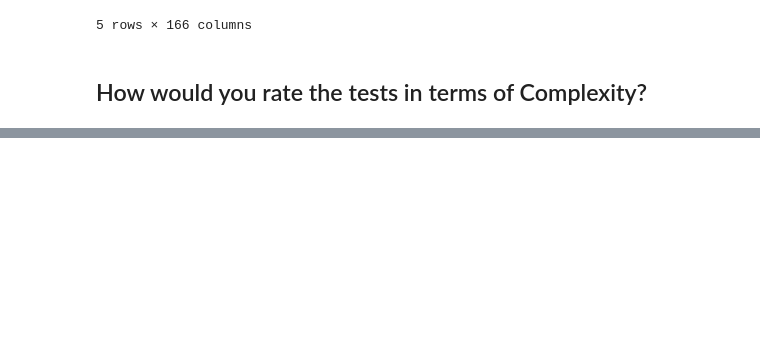
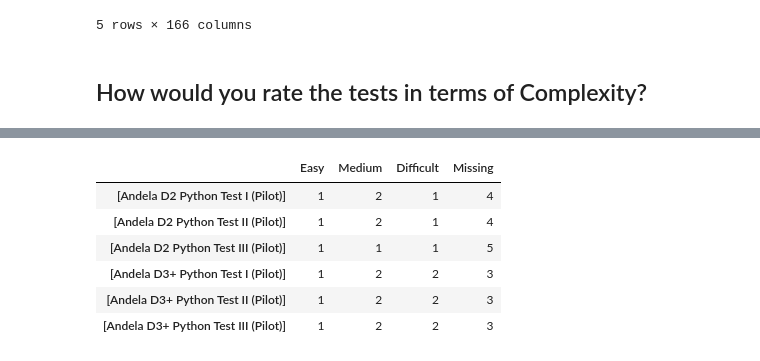
Before and after one commit to ericnjogu/hacker-rank-analysis, a Jupyter notebook: python-results.ipynb, the cells around one changed output, grey strips where cells are left out. Cells and saved outputs as stored; diff of their text form; code cells hidden in the pictures; blank space fills up the shorter version.

```diff
--- a/python-results.ipynb
+++ b/python-results.ipynb
@@ -75,4 +75,16 @@ Counter({'Missing': 3, 'Medium': 2, 'Difficult': 2, 'Easy': 1})
 | Medium | 2 | 2 | 1 | 2 | ... |
 | Difficult | 1 | 1 | 1 | 2 | ... |
 | Missing | 4 | 4 | 5 | 3 | ... |
+# %%
+# Transpose the dataframe prior to plotting a bar graph
+complexity_counts = complexity_counts.T
+complexity_counts
+# %% [output]
+|  | Easy | Medium | Difficult | Missing |
+| [Andela D2 Python Test I (Pilot)] | 1 | 2 | 1 | 4 |
+| [Andela D2 Python Test II (Pilot)] | 1 | 2 | 1 | 4 |
+| [Andela D2 Python Test III (Pilot)] | 1 | 1 | 1 | 5 |
+| [Andela D3+ Python Test I (Pilot)] | 1 | 2 | 2 | 3 |
+| [Andela D3+ Python Test II (Pilot)] | 1 | 2 | 2 | 3 |
+| [Andela D3+ Python Test III (Pilot)] | 1 | 2 | 2 | 3 |
 # %%
```
Also changed, not shown: parts of 1 cell of this notebook.
